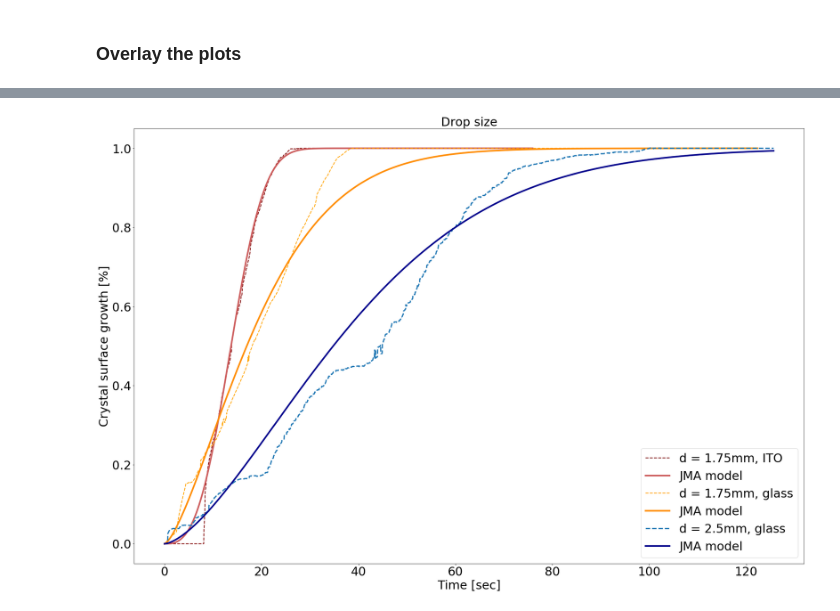
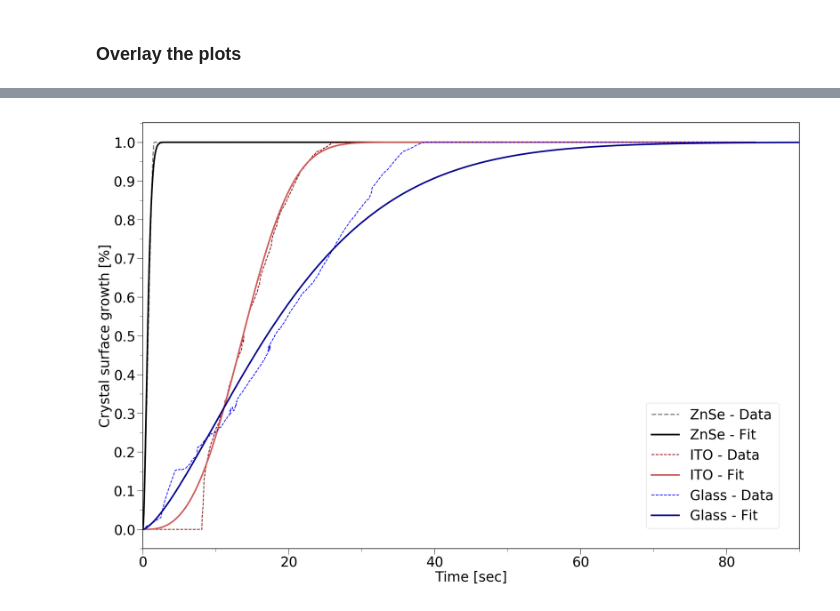
Before and after one commit to Alienor134/crystallization, a Jupyter notebook: plots_JMA.ipynb, the cells around one changed output, grey strips where cells are left out. Drawn from its saved outputs; the diff is of its cells as text; code cells hidden in the pictures.

```diff
--- a/plots_JMA.ipynb
+++ b/plots_JMA.ipynb
@@ -107,7 +107,7 @@ def crystal_growth(S, fr, name, d1, d0, f0, M):
 ### Bare glass, d= 1.75mm
 # %%
 S = genfromtxt('S_crystal_sept_12_03.csv', delimiter=',')
-S = np.concatenate((S, np.ones(1200)*S[-1]))
+S = np.concatenate((S, np.ones(1400)*S[-1]))
 
 d1_bare = 0
 d0_bare = 100
@@ -138,7 +138,7 @@ Warnings:
 ### ITO, d= 1.75mm
 # %%
 S = genfromtxt('S_crystal_nov_23.csv', delimiter=',')
-S = np.concatenate((S, np.ones(1200)*S[-1]))
+S = np.concatenate((S, np.ones(1400)*S[-1]))
 d1_ITO = 0
 d0_ITO = 210
 f1_ITO = len(S)
@@ -198,0 +233,11 @@ Warnings:
+# %%
+S = genfromtxt("S_crystal_GA_ZnSe_vid7.csv", delimiter=',')
+
+fr = 21
+S = np.concatenate((S, np.ones(1000)*S[-1]))
+S = S[4:]
+d1_big = 0
+d0_big = 0
+f1_big = len(S)
+f0_big = len(S)
+tt_small_ZnSe, regr_small_ZnSe, S_small_ZnSe = crystal_growth(S, fr, 'ZnSe d = 1.75mm', 0, 0, 38, 20)
@@ -201,29 +352,67 @@ Warnings:
 # %%
-plt.figure(figsize = (30,20))
-FS = 30
+import matplotlib as mpl
+
+fig, ax = plt.subplots(figsize = (30,20))
+
+
+mpl.rcParams['axes.linewidth'] = 1.5 #set the value globally
+
+mpl.rcParams['legend.borderaxespad'] = 1.5 #set the value globally
+
+
+majorLocator = MultipleLocator(20)
+majorFormatter = FormatStrFormatter('%d')
+minorLocator = MultipleLocator(10)
+
+ax.xaxis.set_major_locator(majorLocator)
+ax.xaxis.set_major_formatter(majorFormatter)
+# for the minor ticks, use no labels; default NullFormatter
+ax.xaxis.set_minor_locator(minorLocator)
+
+majorLocator = MultipleLocator(0.1)
+majorFormatter = FormatStrFormatter('%.1f')
+minorLocator = MultipleLocator(0.05)
+
+ax.yaxis.set_major_locator(majorLocator)
+ax.yaxis.set_major_formatter(majorFormatter)
+# for the minor ticks, use no labels; default NullFormatter
+ax.yaxis.set_minor_locator(minorLocator)
+
+ax.tick_params(length = 15, which = 'major')
+ax.tick_params(length = 8, which = 'minor')
+
+FS = 35
+
+
+plt.plot(tt_small_ZnSe, S_small_ZnSe/S_small_ZnSe[-1], '--', label = "ZnSe - Data", linewidth=3.0, color = 'gray')
+plt.plot(tt_small_ZnSe, regr_small_ZnSe, label = "ZnSe - Fit", linewidth = 4, color = 'black')
 
 
 
-plt.plot(tt_ITO, S_ITO[d1_ITO:f1_ITO]/S_ITO[-1], '--', label = "d = 1.75mm, ITO", linewidth=2.0, color = 'maroon')
-plt.plot(tt_ITO, regr_ITO, label = "JMA model" , color = 'indianred', linewidth = 4)
 
-plt.plot(tt_bare, S_bare/S_bare[-1], '--',  label = "d = 1.75mm, glass", linewidth=2.0, color = 'orange')
-plt.plot(tt_bare, regr_bare, label = "JMA model" , color = 'darkorange', linewidth = 4)
+plt.plot(tt_ITO, S_ITO[d1_ITO:f1_ITO]/S_ITO[-1], '--', label = "ITO - Data", linewidth=2.0, color = 'maroon')
+plt.plot(tt_ITO, regr_ITO, label = "ITO - Fit" , color = 'indianred', linewidth = 4)
 
-plt.plot(tt_big, S_big/S_big[-1], '--', label = "d = 2.5mm, glass", linewidth=3.0)
-plt.plot(tt_big, regr_big, label = "JMA model", linewidth = 4, color = 'darkblue')
+
+plt.plot(tt_bare, S_bare/S_bare[-1], '--',  label = "Glass - Data", linewidth=2.0, color = 'blue')
+plt.plot(tt_bare, regr_bare, label = "Glass - Fit" , color = 'darkblue', linewidth = 4)
+
 
 
 
 
 plt.ylabel('Crystal surface growth [%]', fontsize = FS )
 plt.xlabel('Time [sec]', fontsize = FS )
-plt.title('Drop size', fontsize = FS )
+#plt.title('Drop size', fontsize = FS )
 plt.legend(fontsize = FS)
 plt.tick_params(labelsize = FS)
+plt.xlim(0, 90)
 
-plt.savefig('drop_dependancy_all.png')
+
+
+
+plt.savefig('drop_dependancy_1_75.png')
 
 plt.show()
 # %% [output]
-[figure, old version]
+[figure, new version]
```
Also changed, not shown: parts of 10 cells of this notebook, 1 other file.
